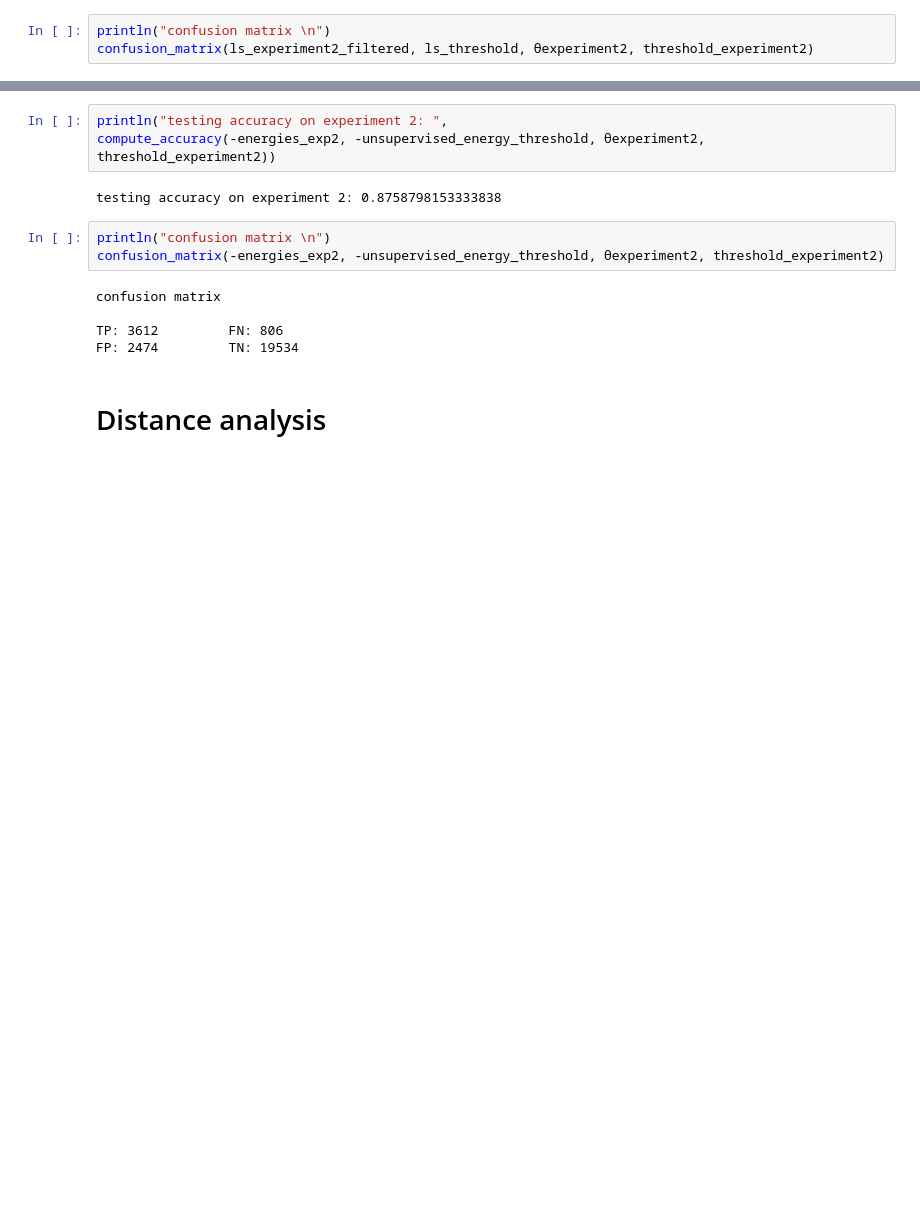
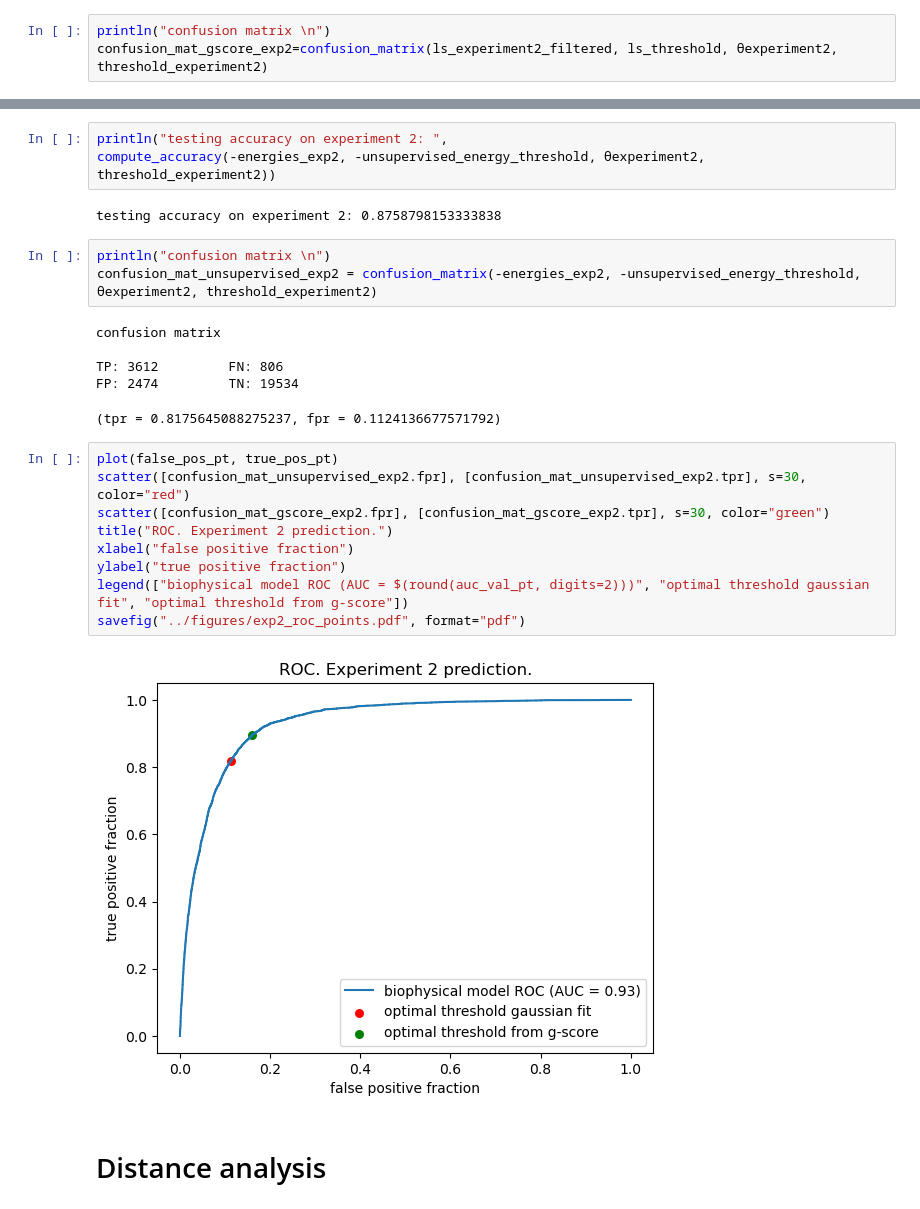
Before and after one commit to matteodeleonardis/unsupervised_aav2, a Jupyter notebook: analysis/experiment1.ipynb, the cells around one changed output, grey strips where cells are left out. Cells and saved outputs as stored; diff of their text form; blank space fills up the shorter version.

Commit message:
figures in pdf and threshold from bimodal fit

```diff
--- a/analysis/experiment1.ipynb
+++ b/analysis/experiment1.ipynb
@@ -205,7 +205,7 @@ compute_accuracy(ls_experiment2_filtered, ls_threshold, θexperiment2, threshold
 test accuracy: 0.849693483690305
 # %%
 println("confusion matrix \n")
-confusion_matrix(ls_experiment2_filtered, ls_threshold, θexperiment2, threshold_experiment2)
+confusion_mat_gscore_exp2=confusion_matrix(ls_experiment2_filtered, ls_threshold, θexperiment2, threshold_experiment2)
 # %% [output]
 confusion matrix
 
@@ -317,12 +318,24 @@ compute_accuracy(-energies_exp2, -unsupervised_energy_threshold, θexperiment2,
 testing accuracy on experiment 2: 0.8758798153333838
 # %%
 println("confusion matrix \n")
-confusion_matrix(-energies_exp2, -unsupervised_energy_threshold, θexperiment2, threshold_experiment2)
+confusion_mat_unsupervised_exp2 = confusion_matrix(-energies_exp2, -unsupervised_energy_threshold, θexperiment2, threshold_experiment2)
 # %% [output]
 confusion matrix
 
 TP: 3612         FN: 806
 FP: 2474         TN: 19534
+(tpr = 0.8175645088275237, fpr = 0.1124136677571792)
+# %%
+plot(false_pos_pt, true_pos_pt)
+scatter([confusion_mat_unsupervised_exp2.fpr], [confusion_mat_unsupervised_exp2.tpr], s=30, color="red")
+scatter([confusion_mat_gscore_exp2.fpr], [confusion_mat_gscore_exp2.tpr], s=30, color="green")
+title("ROC. Experiment 2 prediction.")
+xlabel("false positive fraction")
+ylabel("true positive fraction")
+legend(["biophysical model ROC (AUC = $(round(auc_val_pt, digits=2)))", "optimal threshold gaussian fit", "optimal threshold from g-score"])
+savefig("../figures/exp2_roc_points.pdf", format="pdf")
+# %% [output]
+[figure, added]
 # %% [markdown]
 # Distance analysis
 # %%
```
Also changed, not shown: parts of 11 cells of this notebook, 4 other files.
